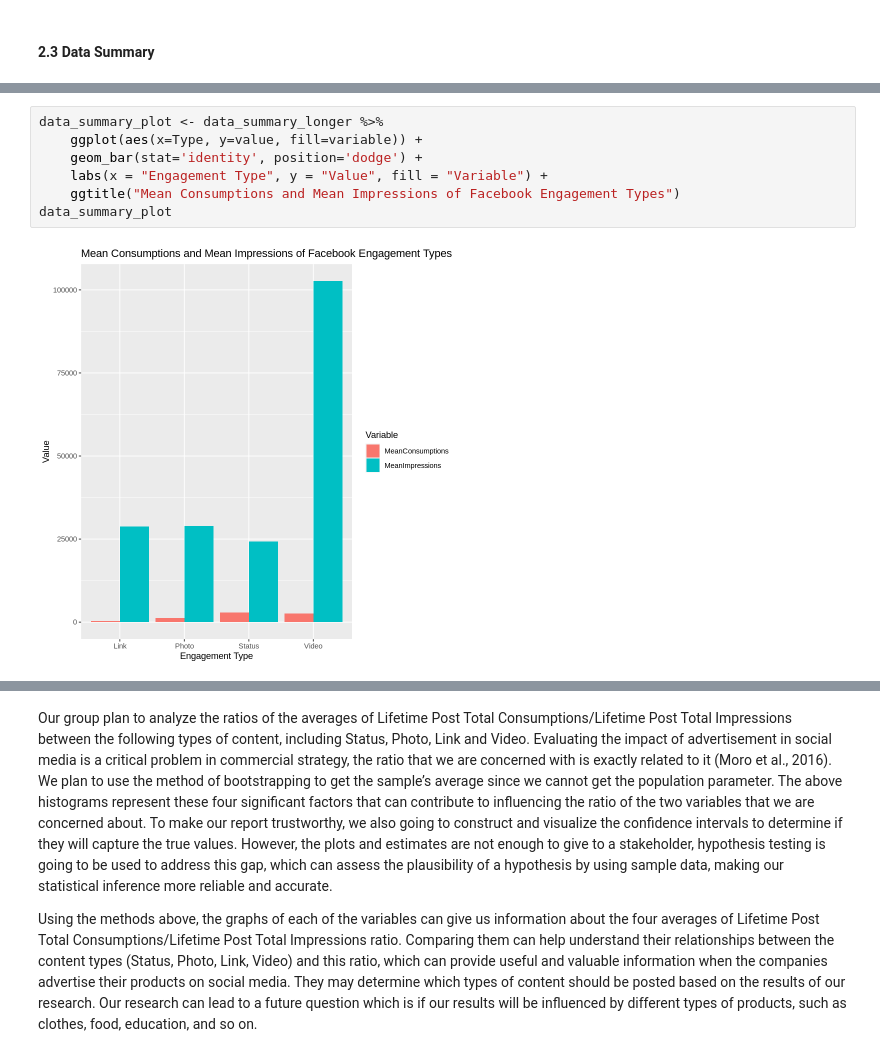
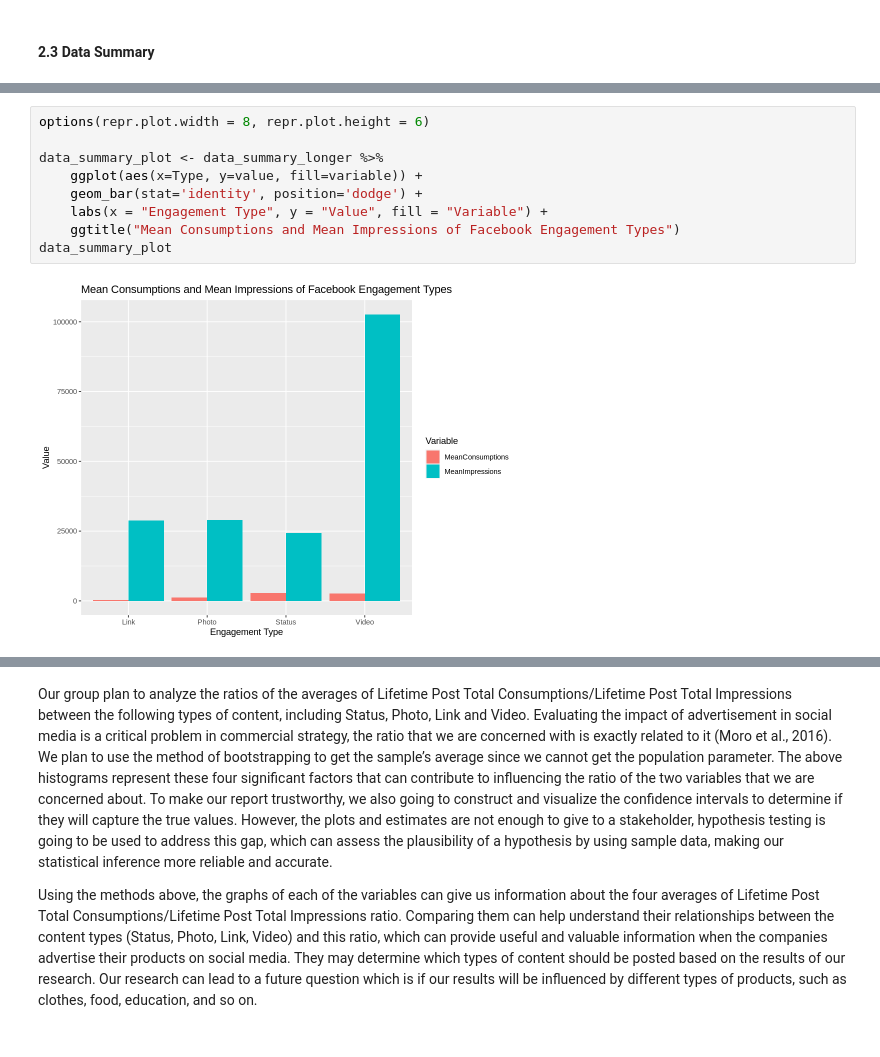
Before and after one commit to Damaay/STAT-201-Project, a Jupyter notebook: Group 33.ipynb, the cells around one changed output, grey strips where cells are left out. Saved outputs shown, nothing was run; the diff lists cells and outputs as text.

```diff
--- a/Group 33.ipynb
+++ b/Group 33.ipynb
@@ -96,13 +124,15 @@ A tibble: 8 × 3
 | Status | MeanConsumptions | 2838.8667 |
 | Video | MeanImpressions | 102622.4286 |
 | Video | MeanConsumptions | 2600.1429 |
-# %%
-data_summary_plot <- data_summary_longer %>%
-    ggplot(aes(x=Type, y=value, fill=variable)) +
-    geom_bar(stat='identity', position='dodge') +
-    labs(x = "Engagement Type", y = "Value", fill = "Variable") +
-    ggtitle("Mean Consumptions and Mean Impressions of Facebook Engagement Types")
-data_summary_plot
-# %% [output]
-[figure, removed]
+# %%
+options(repr.plot.width = 8, repr.plot.height = 6)
+
+data_summary_plot <- data_summary_longer %>%
+    ggplot(aes(x=Type, y=value, fill=variable)) +
+    geom_bar(stat='identity', position='dodge') +
+    labs(x = "Engagement Type", y = "Value", fill = "Variable") +
+    ggtitle("Mean Consumptions and Mean Impressions of Facebook Engagement Types")
+data_summary_plot
+# %% [output]
+[figure, added]
 # %%
```
Also changed, not shown: parts of 15 cells of this notebook.
